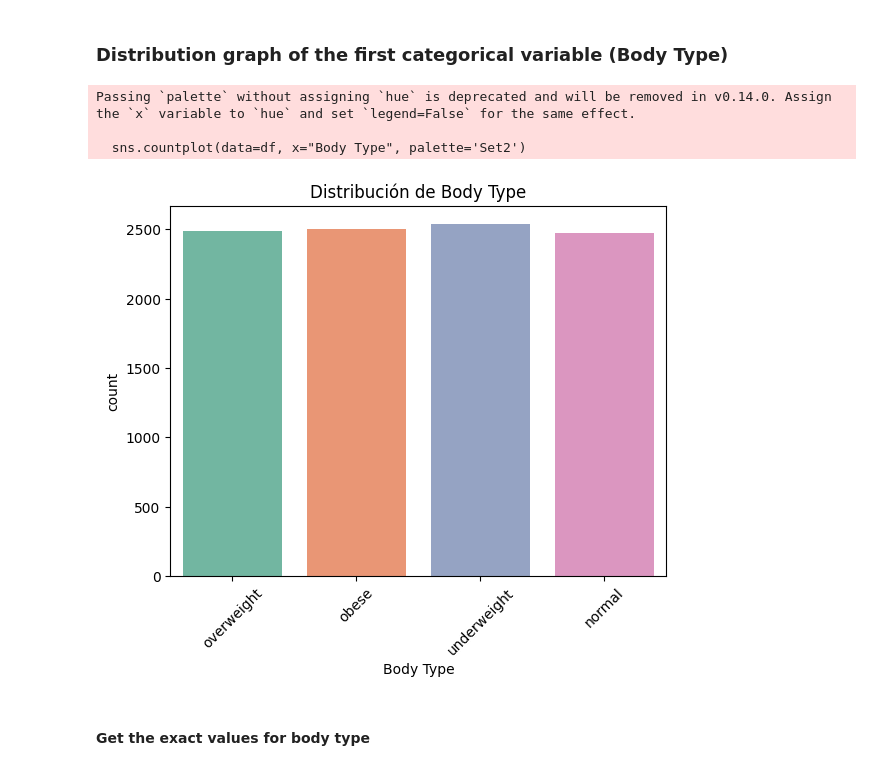
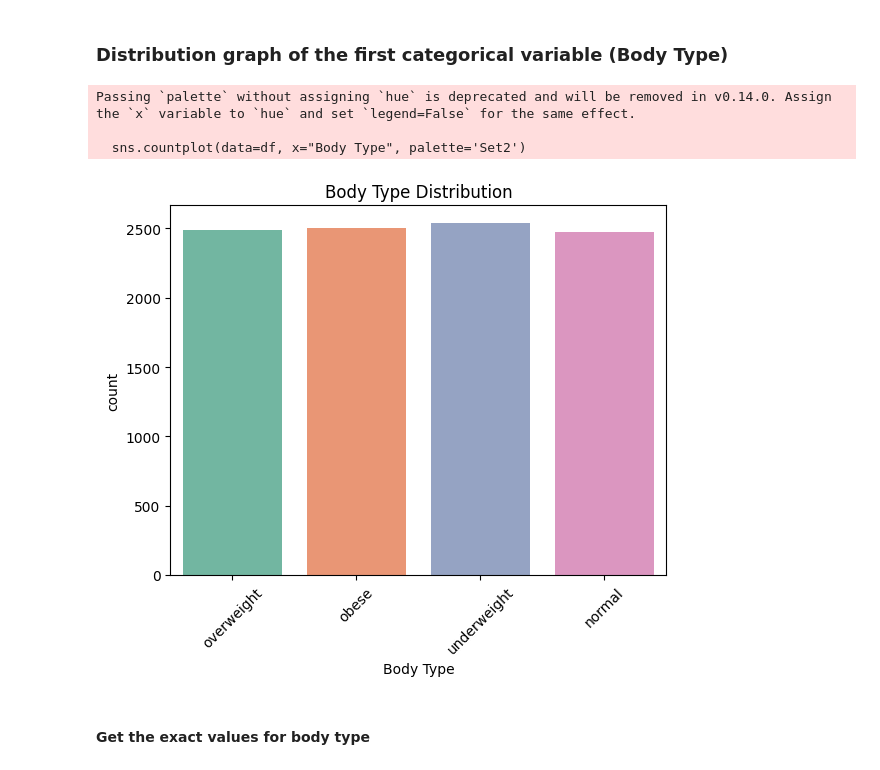
Before and after one commit to juancbuitrago/ETL-Proyect, a Jupyter notebook: EDA.ipynb, the cells around one changed output. Saved outputs shown, nothing was run; the diff lists cells and outputs as text; code cells hidden in the pictures.

```diff
--- a/EDA.ipynb
+++ b/EDA.ipynb
@@ -152,14 +152,14 @@ total_duplicados
 ### Distribution graph of the first categorical variable (Body Type)
 # %%
 sns.countplot(data=df, x="Body Type", palette='Set2')
-plt.title('Distribución de Body Type')
+plt.title('Body Type Distribution')
 plt.xticks(rotation=45)
 plt.show()
 # %% [output]
 Passing `palette` without assigning `hue` is deprecated and will be removed in v0.14.0. Assign the `x` variable to `hue` and set `legend=False` for the same effect.
 
   sns.countplot(data=df, x="Body Type", palette='Set2')
-[figure, old version]
+[figure, new version]
 # %% [markdown]
 #### Get the exact values for body type
 # %%
```
Also changed, not shown: parts of 6 cells of this notebook, 1 other file.
